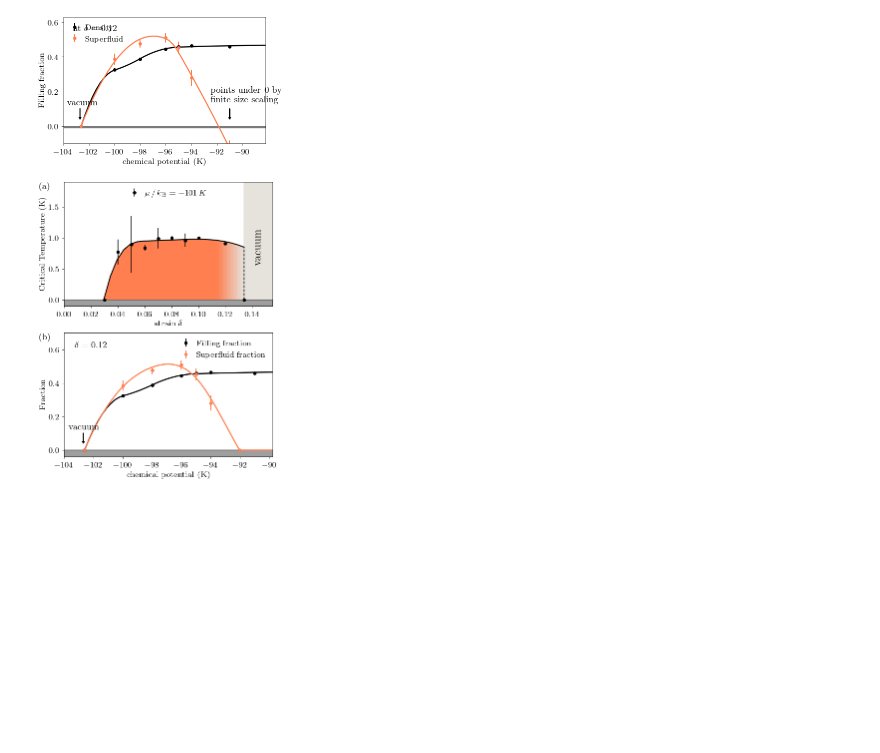
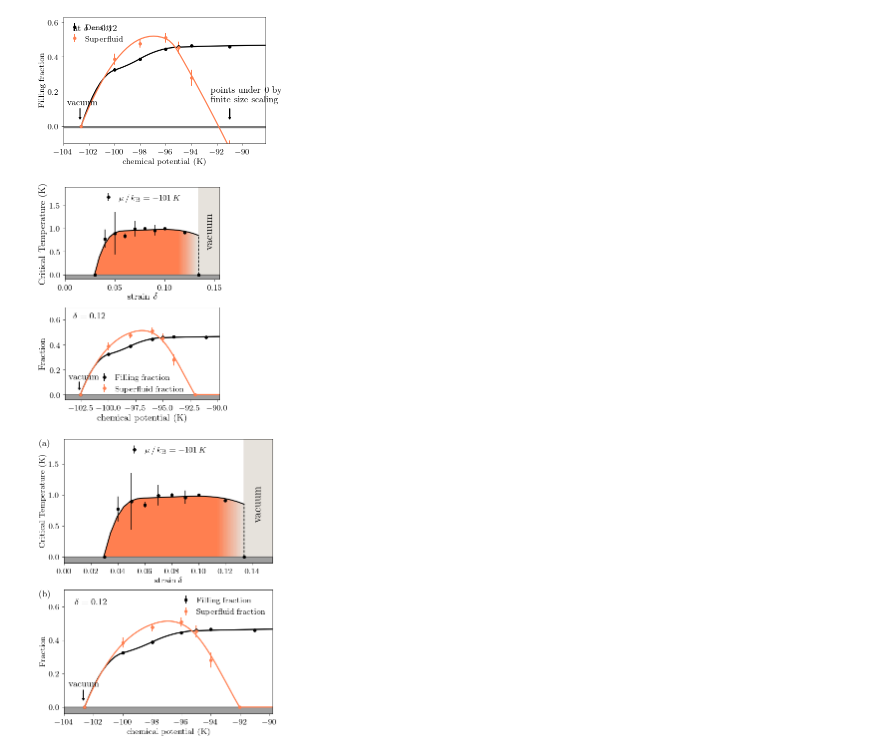
Before and after one commit to DelMaestroGroup/papers-code-Superfluid4HeStrainGraphene, a Jupyter notebook: src/AdsorptionPhaseAnalyzer.ipynb, the cells around one changed output. Drawn from its saved outputs; the diff is of its cells as text; code cells hidden in the pictures; blank space fills up the shorter version.

```diff
--- a/src/AdsorptionPhaseAnalyzer.ipynb
+++ b/src/AdsorptionPhaseAnalyzer.ipynb
@@ -673,4 +673,95 @@ with plt.style.context(plot_style['aps']):
 #     fig5.savefig('../figures/lowT_strain12.pdf')
 # %% [output]
 [figure]
+# %%
+mosaic = """
+A
+B
+"""
+
+plt.style.reload_library()
+with plt.style.context(plot_style['aps']):
+    fig_stack = plt.figure(constrained_layout=True , figsize = (3.4039020340390205*0.8, 2.1037271514110163*2*0.8)) # figsize = [4,3] or 3.4646, 2.14122
+    ax_dict = fig_stack.subplot_mosaic(mosaic)
+#    dgutils.fonts.set_custom_font(font_path)
+    font_props = dgutils.fonts.get_custom_font_props(bold_font_path)
+
+    ax1 = ax_dict["A"]
+    plt.sca(ax1)
+    sfregime = plt.fill_between(new_x3/100, f_Tc(new_x3), color='none')
+
+    verts = np.vstack([p.vertices for p in sfregime.get_paths()])
+    gradient = plt.imshow(np.linspace(0, 1, 256).reshape(1, -1), cmap=mycmap, aspect='auto',
+                          extent=[verts[:, 0].min(), verts[:, 0].max(), verts[:, 1].min(), verts[:, 1].max()])
+    gradient.set_clip_path(sfregime.get_paths()[0], transform=plt.gca().transData)
+
+    plt.fill_between([13.4/100,15.5/100], [2,2], color=mycmaplist[-1])
+    pline = plt.plot(new_x3/100, f_Tc(new_x3), 'k-', linewidth=1.0, )
+    plt.errorbar(cut_x_new, cut_y_new,
+                 ms = 6, mfc = 'k',
+                 yerr = cut_y_dev[:-1]+[0,], fmt='.', color = 'k', label = r'$\mu\,/\,k_{\rm B}=-101\,K$')
+#     plt.axhline(y=0)
+    plt.fill_between([0, 15.5/100], 0, -0.1, color="#414141", alpha = 0.5)
+    plt.xlabel('strain '+r'$\delta$', fontsize=9) #fontsize=14
+    plt.ylabel('Critical Temperature (K)', fontsize=9) #fontsize=14
+    plt.xlim(0,15.5/100)
+    plt.ylim(-0.1, 1.9)
+#     plt.axis('off')
+#     plt.xticks(fontsize=10)
+#     plt.yticks(fontsize=10)
+    plt.legend(loc = 'upper center', ) #fontsize = 12
+    plt.vlines(13.4/100, 0, f_Tc(13.4), linestyles ="dashed", colors ="k")
+    ax1.text(0.908, 0.34, 'vacuum',transform=ax1.transAxes, fontsize=11, color='k', rotation = 90,)
+#     ax1.text(-0.12,1.0,'(a)', ha='left',va='top', transform=ax1.transAxes, fontproperties=font_props)
+    ##############################
+    ax2 = ax_dict["B"]
+    plt.sca(ax2)
+
+    plt.xlim(-104, -89.8)
+    plt.ylim(-0.04, 0.7)
+    plt.fill_between([-104, -88.2], 0, -0.19, color="#414141", alpha = 0.5)
+#     plt.axhline(0, color='k')
+
+    f_fc = UnivariateSpline(np.array(mus), np.array(fr), k=2)
+    f_fc.set_smoothing_factor(0.0001)
+    f_sfc = UnivariateSpline(np.array(mus), np.array(sfr), k=3)
+    f_sfc.set_smoothing_factor(0.002)
+    try:
+        sfc_root = f_sfc.roots()[0]
+        if sfc_root:
+            new_mus = np.linspace(mus[0],mus[-1],50)
+            new_mus_1 = np.linspace(mus[0],sfc_root,50)
+            new_mus_2 = np.linspace(sfc_root,mus[-1],50)
+            plt.plot(new_mus, f_fc(new_mus), 'k-', linewidth=1.2)
+            plt.plot(new_mus_1, f_sfc(new_mus_1), '-', color='coral' , linewidth=1.2)
+#             plt.plot(new_mus_2, f_sfc(new_mus_2), '--', color='coral' , linewidth=1.2)
+            plt.plot(new_mus_2, np.zeros(len(new_mus_2)), '-', color='coral' , linewidth=1.2)
+            plt.errorbar(np.array(mus), np.array(fr), yerr = np.array(frerr),
+                    fmt='.',ms = 6, elinewidth=1, label='Filling fraction', color='k')
+            plt.errorbar(np.array(mus[:-2]+[sfc_root,]), np.array(sfr[:-2]+[0,]),
+                         yerr = np.array(sfrerr[:-2]+[0,]),
+                        fmt='.',ms = 6, elinewidth=1, label='Superfluid fraction', color='coral')
+#             plt.arrow(sfc_root, 0.12, 0, -0.05, head_width=0.12, head_length=0.01)
+#             plt.text(sfc_root-0.9, 0.16, r"T$_{c}$"+" below 0.6 K")
+    except:
+        new_mus = np.linspace(mus[0],mus[-1],50)
+        plt.plot(new_mus, f_fc(new_mus), 'k-', linewidth=1.2)
+        plt.plot(new_mus, f_sfc(new_mus), '-', color='coral' , linewidth=1.2)
+        plt.errorbar(np.array(mus), np.array(fr), yerr = np.array(frerr),
+                    fmt='.',ms = 6, elinewidth=1, label='Density', color='k')
+        plt.errorbar(np.array(mus), np.array(sfr[:-2]+[0,0]), yerr = np.array(sfrerr[:-2]+[0,0]),
+                    fmt='.',ms = 6, elinewidth=1, label='Superfluid', color='coral')
+
+    plt.xlabel('chemical potential (K)',fontsize=9) # fontsize=14
+    plt.ylabel('Fraction',fontsize=9) # fontsize=14
+    plt.legend()
+    plt.arrow(mus[0]-0.09, 0.1, 0, -0.05, head_width=0.12, head_length=0.01)
+    plt.text(-103.7, 0.12, "vacuum")
+    ax2.text(0.05, 0.88, r'$\delta=0.12$',transform=ax2.transAxes, color='black')
+#     ax2.text(-0.12,1.0,'(b)', ha='left',va='top', transform=ax2.transAxes, fontproperties=font_props)
+
+    fig_stack.savefig('../figures/fig3_insets.pdf')
+#     fig_stack.savefig('../figures/fig4.svg')
+# %% [output]
+[figure, added]
 # %%
```
Also changed, not shown: parts of 1 cell of this notebook, 1 other file.
